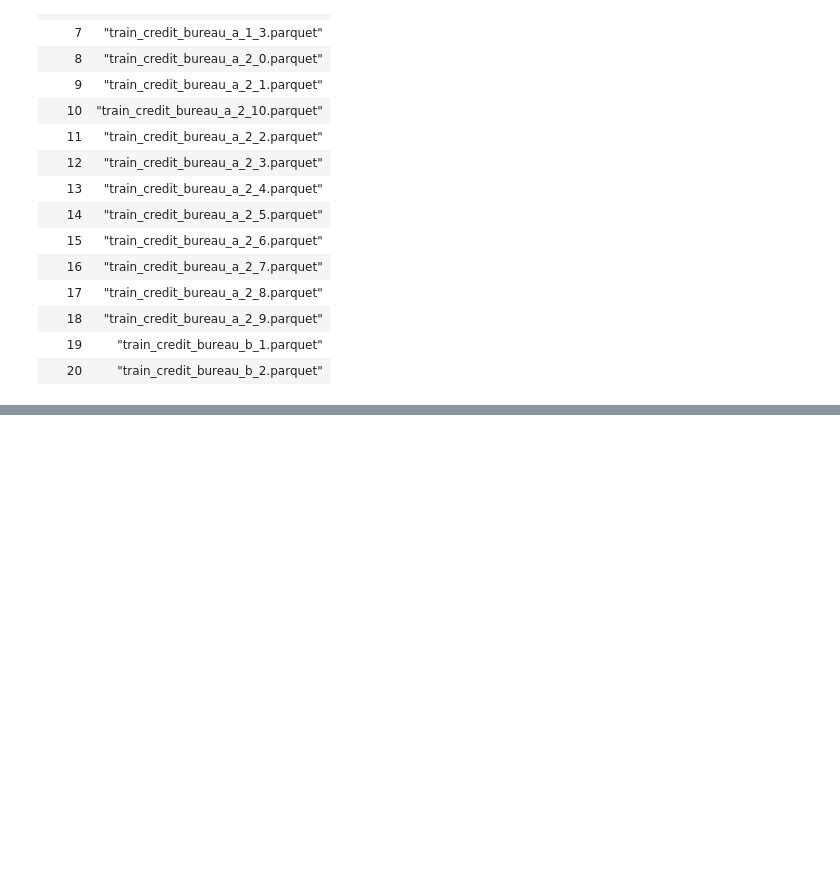
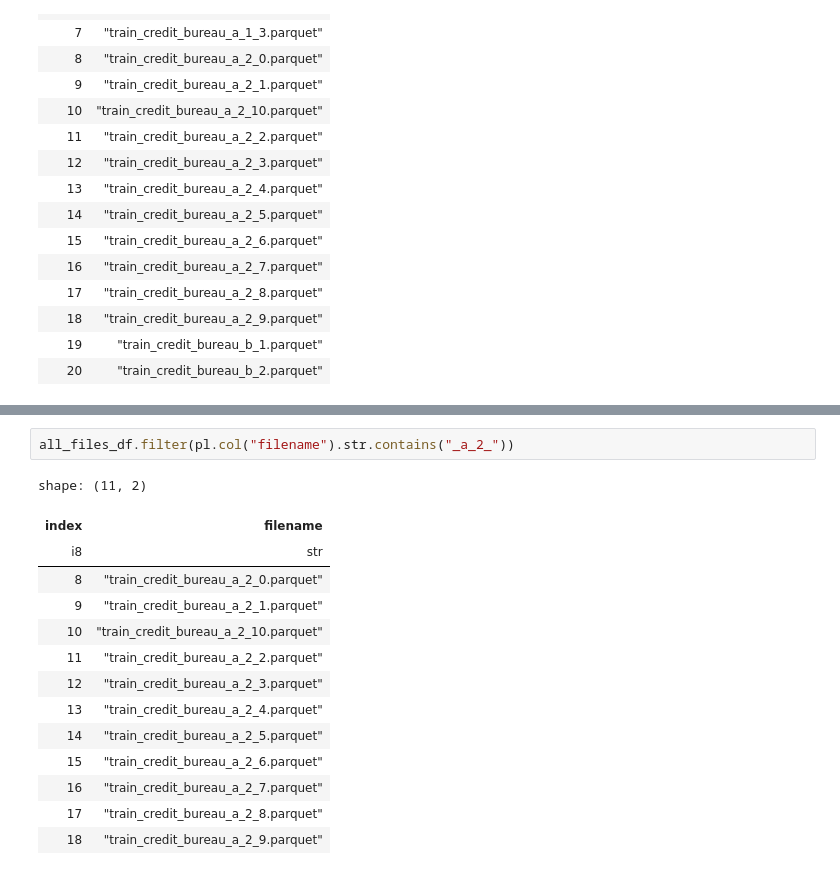
Before and after one commit to h4ck4l1/datasets, a Jupyter notebook: credit_risk/credit_risk.ipynb, the cells around one changed output, grey strips where cells are left out. Drawn from its saved outputs; the diff is of its cells as text; blank space fills up the shorter version.

```diff
--- a/credit_risk/credit_risk.ipynb
+++ b/credit_risk/credit_risk.ipynb
@@ -570,0 +644,17 @@ shape: (5, 61)
+# %%
+all_files_df.filter(pl.col("filename").str.contains("_a_2_"))
+# %% [output]
+shape: (11, 2)
+| index | filename |
+| i8 | str |
+| 8 | "train_credit_bureau_a_2_0.parquet" |
+| 9 | "train_credit_bureau_a_2_1.parquet" |
+| 10 | "train_credit_bureau_a_2_10.parquet" |
+| 11 | "train_credit_bureau_a_2_2.parquet" |
+| 12 | "train_credit_bureau_a_2_3.parquet" |
+| 13 | "train_credit_bureau_a_2_4.parquet" |
+| 14 | "train_credit_bureau_a_2_5.parquet" |
+| 15 | "train_credit_bureau_a_2_6.parquet" |
+| 16 | "train_credit_bureau_a_2_7.parquet" |
+| 17 | "train_credit_bureau_a_2_8.parquet" |
+| 18 | "train_credit_bureau_a_2_9.parquet" |
```
Also changed, not shown: parts of 30 cells of this notebook.
